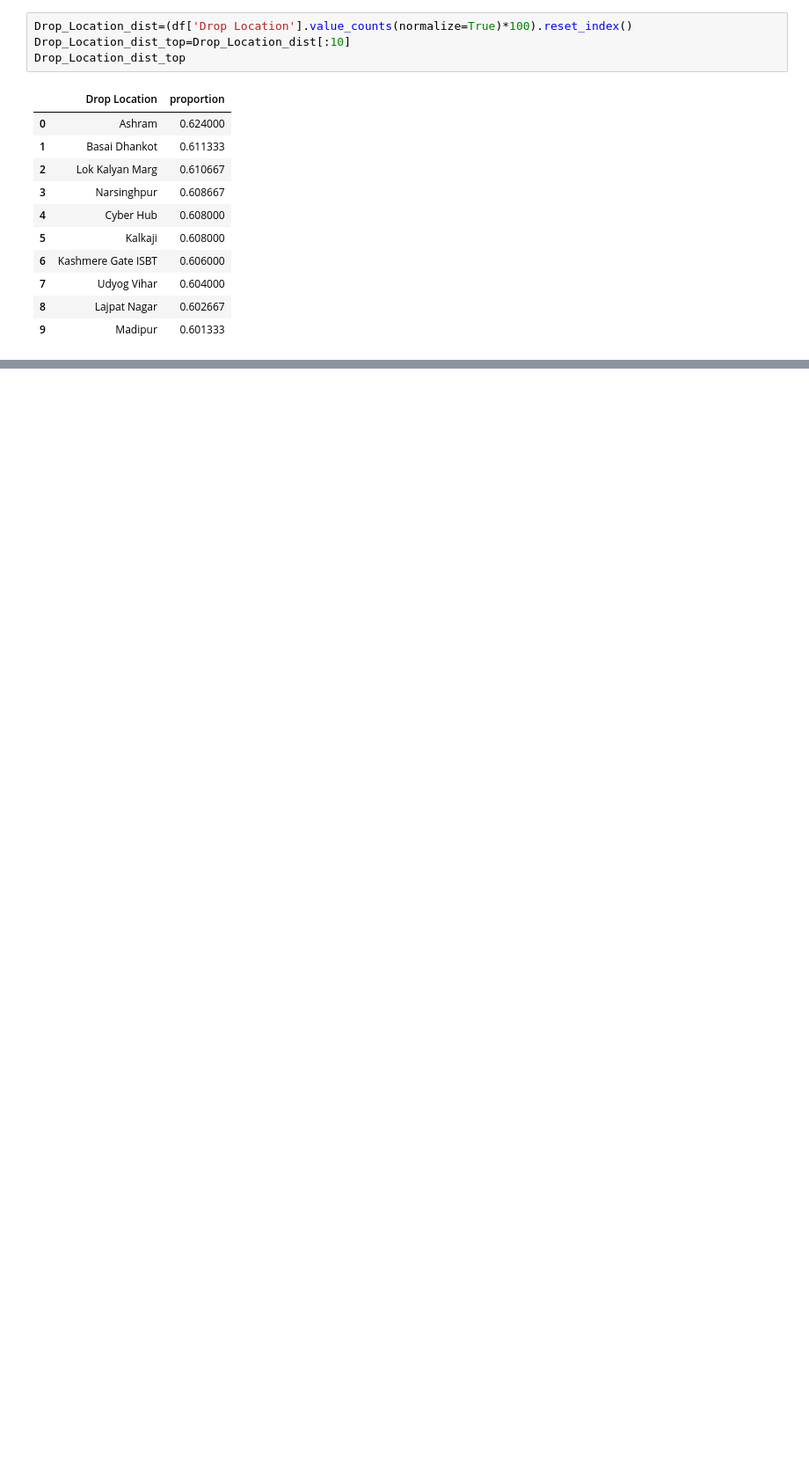
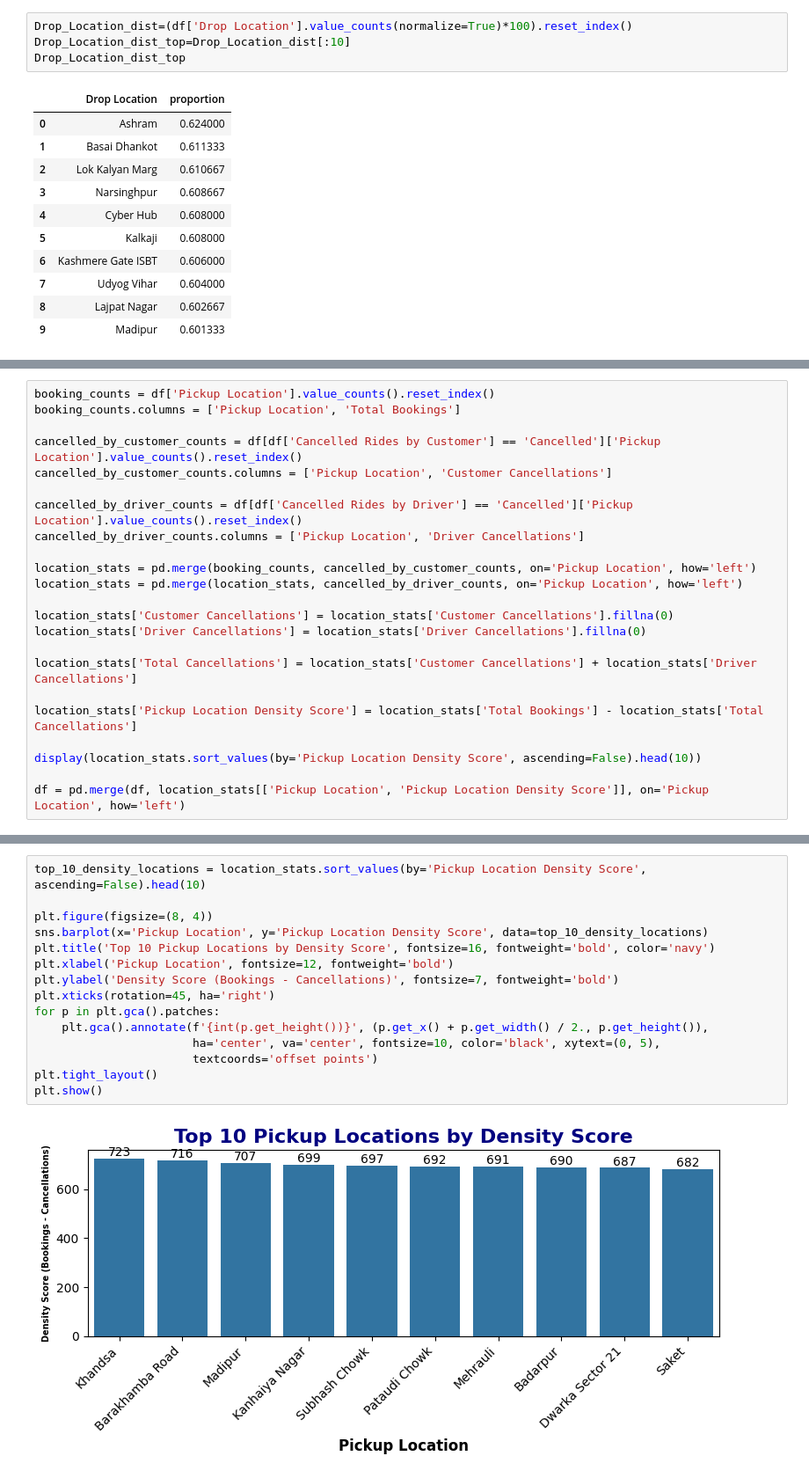
Before and after one commit to mohitDhami87/Uber_Ride_Completion_in_NCR_Bookings_CaseStudy, a Jupyter notebook: Uber_Ride_Completion_in_NCR_Bookings_CaseStudy.ipynb, the cells around one changed output, grey strips where cells are left out. Shown at 88% size. Cells and saved outputs as stored; diff of their text form; blank space fills up the shorter version.

```diff
--- a/Uber_Ride_Completion_in_NCR_Bookings_CaseStudy.ipynb
+++ b/Uber_Ride_Completion_in_NCR_Bookings_CaseStudy.ipynb
@@ -461,0 +524,23 @@ plt.show()
+# %%
+booking_counts = df['Pickup Location'].value_counts().reset_index()
+booking_counts.columns = ['Pickup Location', 'Total Bookings']
+
+cancelled_by_customer_counts = df[df['Cancelled Rides by Customer'] == 'Cancelled']['Pickup Location'].value_counts().reset_index()
+cancelled_by_customer_counts.columns = ['Pickup Location', 'Customer Cancellations']
+
+cancelled_by_driver_counts = df[df['Cancelled Rides by Driver'] == 'Cancelled']['Pickup Location'].value_counts().reset_index()
+cancelled_by_driver_counts.columns = ['Pickup Location', 'Driver Cancellations']
+
+location_stats = pd.merge(booking_counts, cancelled_by_customer_counts, on='Pickup Location', how='left')
+location_stats = pd.merge(location_stats, cancelled_by_driver_counts, on='Pickup Location', how='left')
+
+location_stats['Customer Cancellations'] = location_stats['Customer Cancellations'].fillna(0)
+location_stats['Driver Cancellations'] = location_stats['Driver Cancellations'].fillna(0)
+
+location_stats['Total Cancellations'] = location_stats['Customer Cancellations'] + location_stats['Driver Cancellations']
+
+location_stats['Pickup Location Density Score'] = location_stats['Total Bookings'] - location_stats['Total Cancellations']
+
+display(location_stats.sort_values(by='Pickup Location Density Score', ascending=False).head(10))
+
+df = pd.merge(df, location_stats[['Pickup Location', 'Pickup Location Density Score']], on='Pickup Location', how='left')
@@ -461,0 +559,17 @@ plt.show()
+# %%
+top_10_density_locations = location_stats.sort_values(by='Pickup Location Density Score', ascending=False).head(10)
+
+plt.figure(figsize=(8, 4))
+sns.barplot(x='Pickup Location', y='Pickup Location Density Score', data=top_10_density_locations)
+plt.title('Top 10 Pickup Locations by Density Score', fontsize=16, fontweight='bold', color='navy')
+plt.xlabel('Pickup Location', fontsize=12, fontweight='bold')
+plt.ylabel('Density Score (Bookings - Cancellations)', fontsize=7, fontweight='bold')
+plt.xticks(rotation=45, ha='right')
+for p in plt.gca().patches:
+    plt.gca().annotate(f'{int(p.get_height())}', (p.get_x() + p.get_width() / 2., p.get_height()),
+                       ha='center', va='center', fontsize=10, color='black', xytext=(0, 5),
+                       textcoords='offset points')
+plt.tight_layout()
+plt.show()
+# %% [output]
+[figure, added]
```
Also changed, not shown: parts of 114 cells of this notebook.
